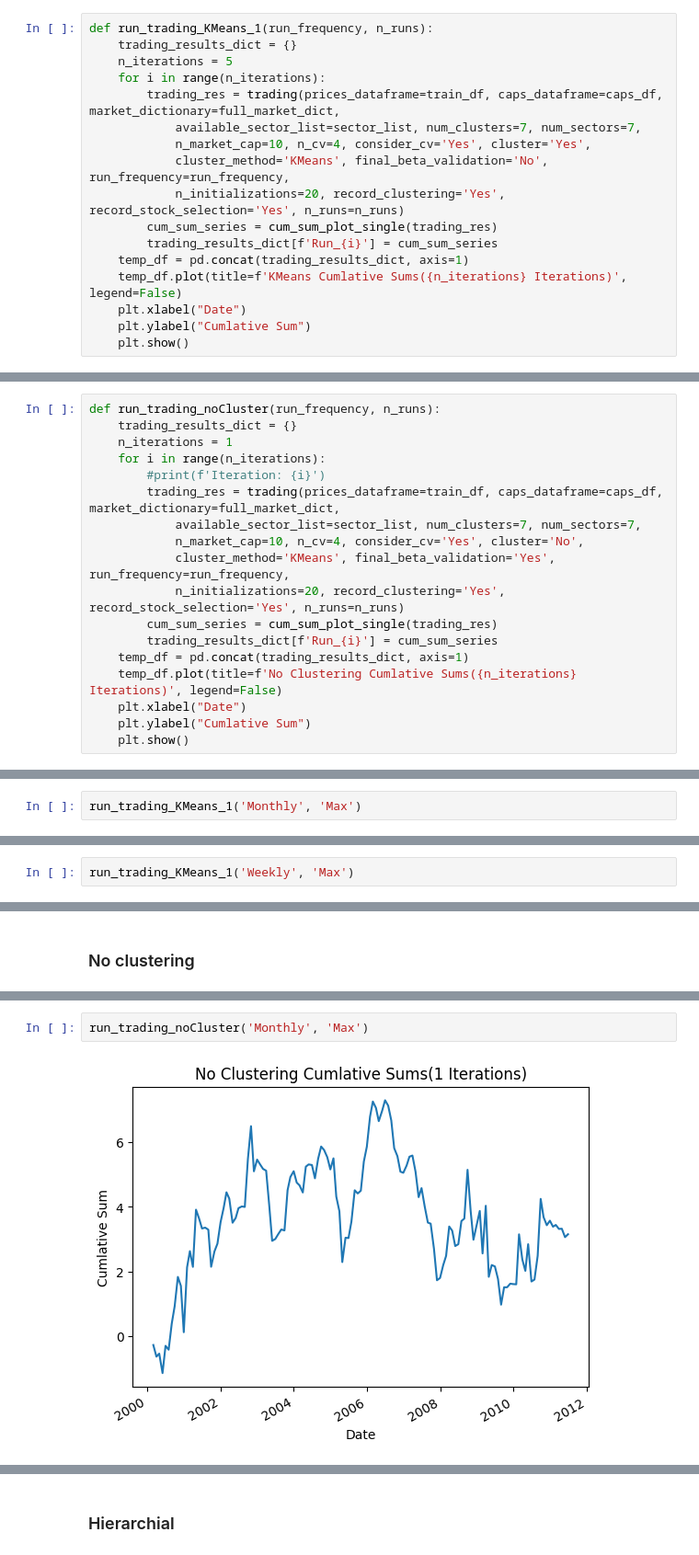
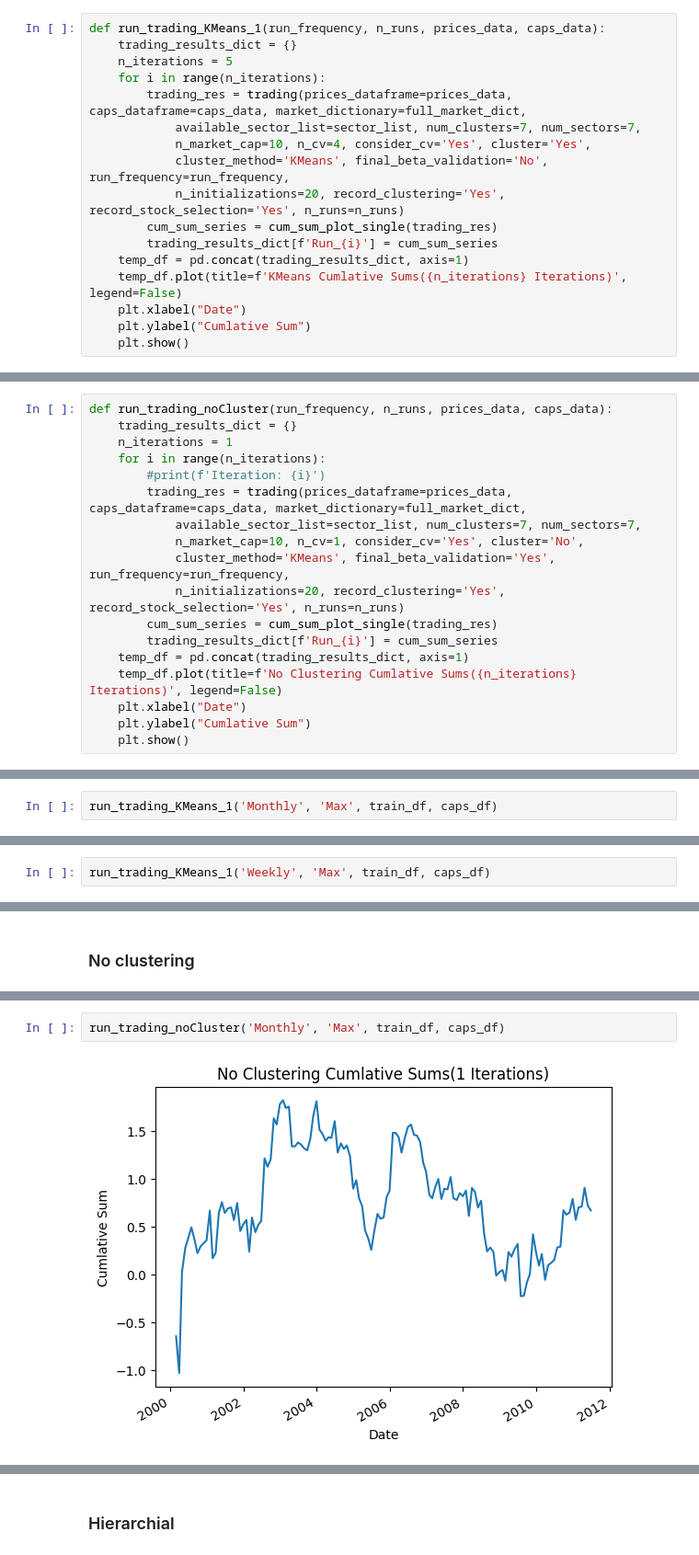
Before and after one commit to TInglefield/Math4920Project, a Jupyter notebook: clustering_NEW/Draft_5/Clustering_draft5_1.ipynb, the cells around one changed output, grey strips where cells are left out. Shown at 92% size. Drawn from its saved outputs; the diff is of its cells as text.

```diff
--- a/clustering_NEW/Draft_5/Clustering_draft5_1.ipynb
+++ b/clustering_NEW/Draft_5/Clustering_draft5_1.ipynb
@@ -516,11 +547,11 @@ def cum_sum_plot_multiple(*trading_results):
 # %% [markdown]
 ### Functions
 # %%
-def run_trading_KMeans_1(run_frequency, n_runs):
+def run_trading_KMeans_1(run_frequency, n_runs, prices_data, caps_data):
     trading_results_dict = {}
     n_iterations = 5
     for i in range(n_iterations):
-        trading_res = trading(prices_dataframe=train_df, caps_dataframe=caps_df, market_dictionary=full_market_dict,
+        trading_res = trading(prices_dataframe=prices_data, caps_dataframe=caps_data, market_dictionary=full_market_dict,
             available_sector_list=sector_list, num_clusters=7, num_sectors=7,
             n_market_cap=10, n_cv=4, consider_cv='Yes', cluster='Yes',
             cluster_method='KMeans', final_beta_validation='No', run_frequency=run_frequency,
@@ -567,14 +598,14 @@ def run_trading_Hierarchial(run_frequency, n_runs):
     plt.ylabel("Cumlative Sum")
     plt.show()
 # %%
-def run_trading_noCluster(run_frequency, n_runs):
+def run_trading_noCluster(run_frequency, n_runs, prices_data, caps_data):
     trading_results_dict = {}
     n_iterations = 1
     for i in range(n_iterations):
         #print(f'Iteration: {i}')
-        trading_res = trading(prices_dataframe=train_df, caps_dataframe=caps_df, market_dictionary=full_market_dict,
+        trading_res = trading(prices_dataframe=prices_data, caps_dataframe=caps_data, market_dictionary=full_market_dict,
             available_sector_list=sector_list, num_clusters=7, num_sectors=7,
-            n_market_cap=10, n_cv=4, consider_cv='Yes', cluster='No',
+            n_market_cap=10, n_cv=1, consider_cv='Yes', cluster='No',
             cluster_method='KMeans', final_beta_validation='Yes', run_frequency=run_frequency,
             n_initializations=20, record_clustering='Yes', record_stock_selection='Yes', n_runs=n_runs)
         cum_sum_series = cum_sum_plot_single(trading_res)
@@ -589,5 +620,5 @@ def run_trading_noCluster(run_frequency, n_runs):
 # %% [markdown]
 ### Kmeans
 # %%
-run_trading_KMeans_1('Monthly', 'Max')
+run_trading_KMeans_1('Monthly', 'Max', train_df, caps_df)
 # %% [output]
@@ -595,3 +626,3 @@ run_trading_KMeans_1('Monthly', 'Max')
 # %%
-run_trading_KMeans_1('Weekly', 'Max')
+run_trading_KMeans_1('Weekly', 'Max', train_df, caps_df)
 # %% [output]
@@ -601,4 +640,4 @@ run_trading_KMeans_1('Weekly', 'Max')
 # %%
-run_trading_noCluster('Monthly', 'Max')
+run_trading_noCluster('Monthly', 'Max', train_df, caps_df)
 # %% [output]
-[figure, old version]
+[figure, new version]
```
Also changed, not shown: parts of 15 cells of this notebook.
